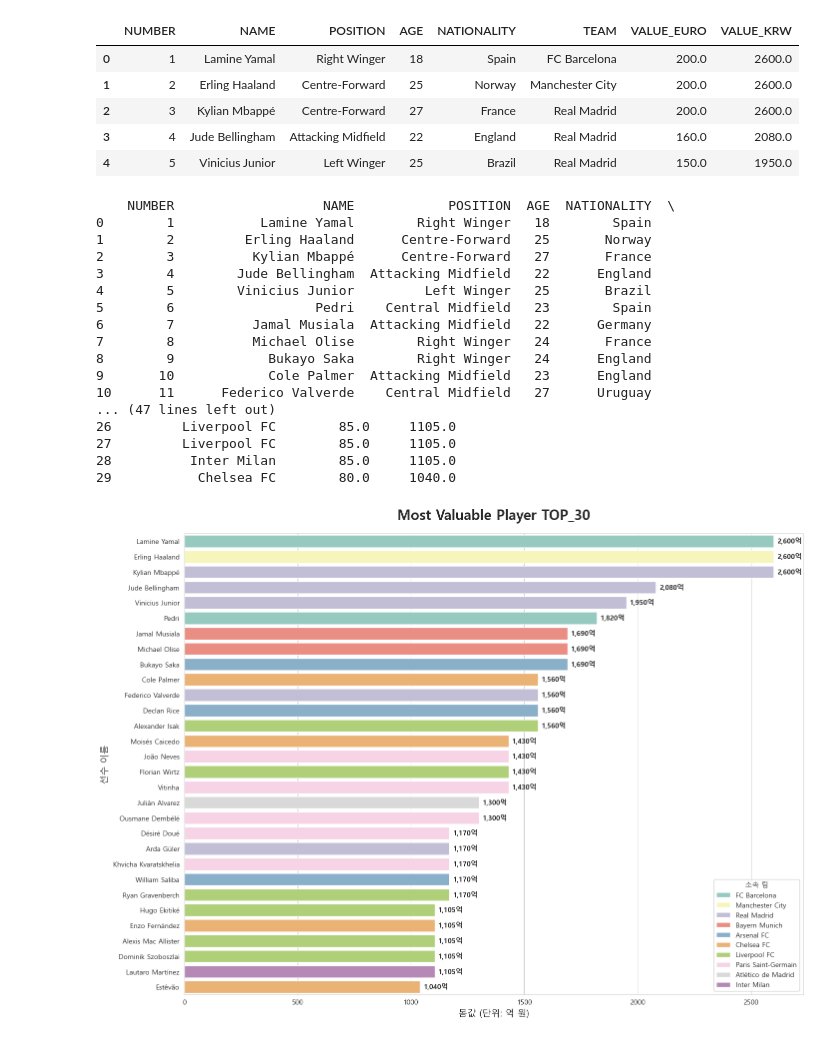
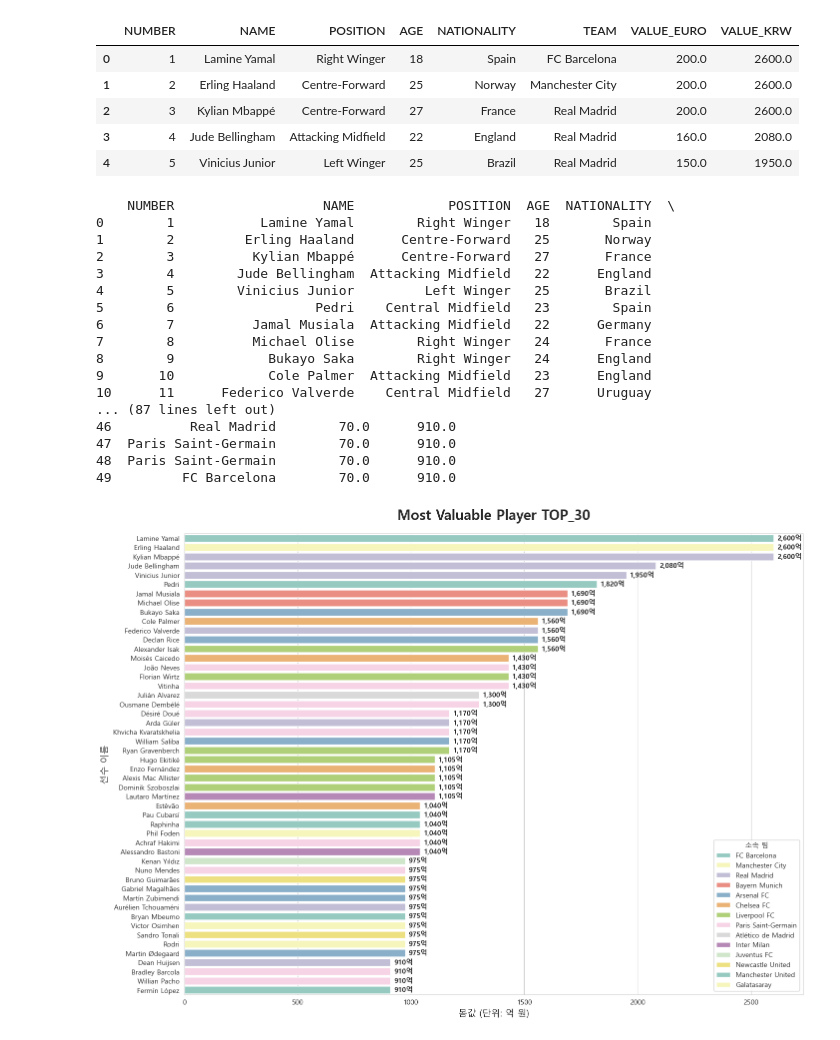
Before and after one commit to 0jyyyyy/Soccer_Lens, a Jupyter notebook: Transfermarkt-Value-Analysis(TVA)/World/world_tva_dashboard.ipynb, the cells around one changed output. Cells and saved outputs as stored; diff of their text form; code cells hidden in the pictures.

```diff
--- a/Transfermarkt-Value-Analysis(TVA)/World/world_tva_dashboard.ipynb
+++ b/Transfermarkt-Value-Analysis(TVA)/World/world_tva_dashboard.ipynb
@@ -34,9 +34,9 @@ df_player.head()
 | 3 | 4 | Jude Bellingham | Attacking Midfield | 22 | England | Real Madrid | 160.0 | 2080.0 |
 | 4 | 5 | Vinicius Junior | Left Winger | 25 | Brazil | Real Madrid | 150.0 | 1950.0 |
 # %%
-# 1. 간단하게 일단 몸값 상위 top_30
-top_30 = df_player.nlargest(30,'VALUE_KRW')
-print(top_30)
+# 1. 간단하게 일단 몸값 상위 top_50
+top_50 = df_player.nlargest(50,'VALUE_KRW')
+print(top_50)
 # %% [output]
     NUMBER                   NAME            POSITION  AGE  NATIONALITY  \
 0        1           Lamine Yamal        Right Winger   18        Spain
@@ -50,41 +50,41 @@ print(top_30)
 8        9            Bukayo Saka        Right Winger   24      England
 9       10            Cole Palmer  Attacking Midfield   23      England
 10      11      Federico Valverde    Central Midfield   27      Uruguay
-... (47 lines left out)
-26         Liverpool FC        85.0     1105.0
-27         Liverpool FC        85.0     1105.0
-28          Inter Milan        85.0     1105.0
-29           Chelsea FC        80.0     1040.0
+... (87 lines left out)
+46          Real Madrid        70.0      910.0
+47  Paris Saint-Germain        70.0      910.0
+48  Paris Saint-Germain        70.0      910.0
+49         FC Barcelona        70.0      910.0
 # %%
 plt.figure(figsize=(16,12))
 sns.set_style('whitegrid')
 plt.rcParams['font.family']='Malgun Gothic'
 plt.rcParams['axes.unicode_minus']=False
 ax = sns.barplot(
-  data=top_30,
+  data=top_50,
   x='VALUE_KRW',
   y='NAME',
   hue='TEAM',
   palette='Set3',
   dodge=False # hue 사용 시 막대가 얇아지는것 방지
 )
 
 for p in ax.patches:
   width = p.get_width()
   if width > 0: # 0보다 큰 경우만 표시
     ax.annotate(f'{int(width):,}억',
                 (width, p.get_y() + p.get_height()/2),
                 ha='left', va='center',
                 xytext=(5,0), textcoords='offset points',
                 fontsize=10, fontweight='bold'
                 )
 
 plt.title("Most Valuable Player TOP_30", fontsize=20, pad=20,fontweight='bold')
 plt.xlabel('몸값 (단위: 억 원)', fontsize=13)
 plt.ylabel('선수 이름',fontsize=13)
 
 plt.legend(title='소속 팀')
 
 plt.show()
 # %% [output]
-[figure, old version]
+[figure, new version]
```
Also changed, not shown: 1 other file.
